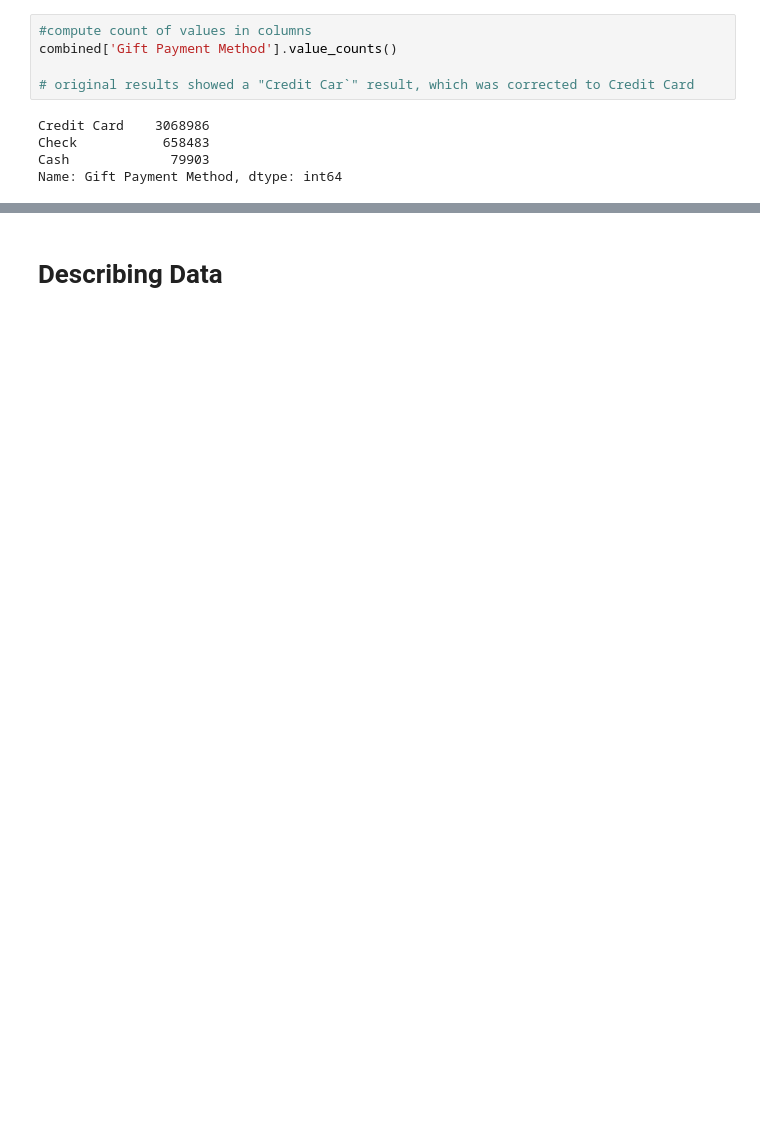
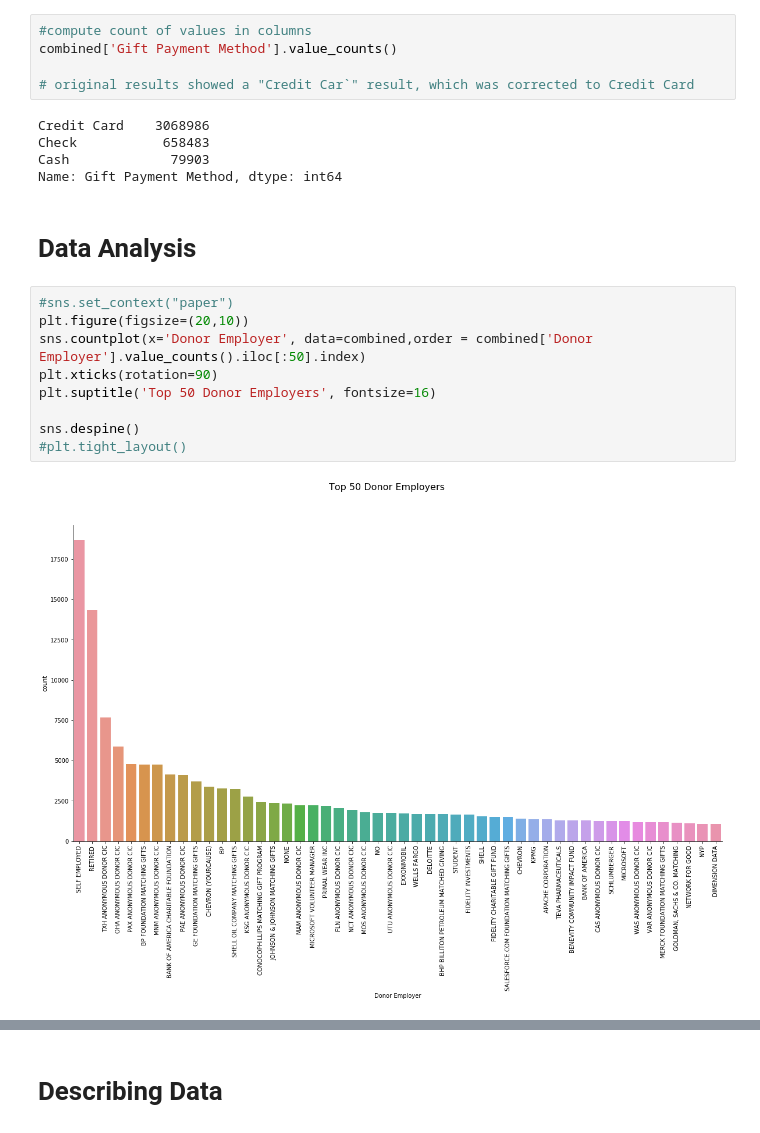
Before and after one commit to mills-jeffreyb/GENBA894, a Jupyter notebook: Mills_Jeff_CapstoneProject-Donations.ipynb, the cells around one changed output, grey strips where cells are left out. Cells and saved outputs as stored; diff of their text form; blank space fills up the shorter version.

```diff
--- a/Mills_Jeff_CapstoneProject-Donations.ipynb
+++ b/Mills_Jeff_CapstoneProject-Donations.ipynb
@@ -302,3 +305,16 @@ Credit Card    3068986
 Check           658483
 Cash             79903
 Name: Gift Payment Method, dtype: int64
+# %% [markdown]
+# Data Analysis
+# %%
+#sns.set_context("paper")
+plt.figure(figsize=(20,10))
+sns.countplot(x='Donor Employer', data=combined,order = combined['Donor Employer'].value_counts().iloc[:50].index)
+plt.xticks(rotation=90)
+plt.suptitle('Top 50 Donor Employers', fontsize=16)
+
+sns.despine()
+#plt.tight_layout()
+# %% [output]
+[figure, added]
```
Also changed, not shown: parts of 23 cells of this notebook.
